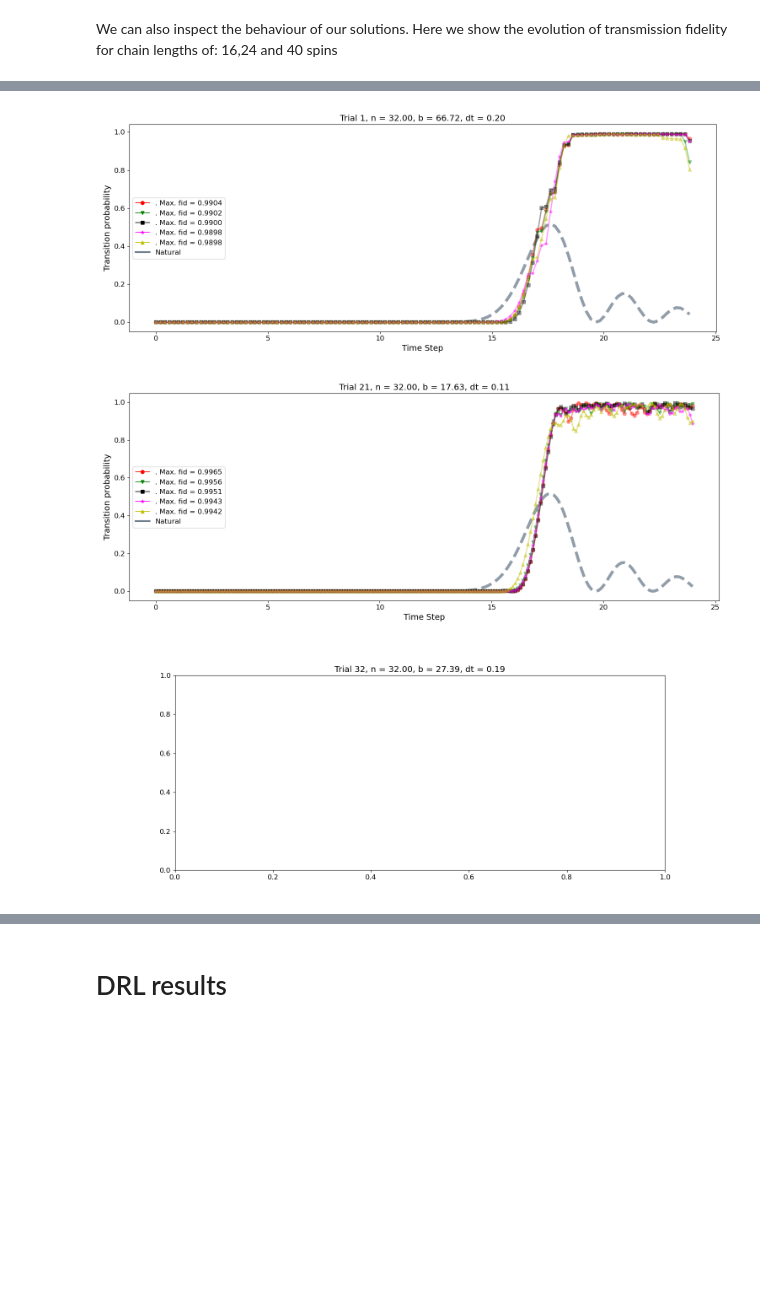
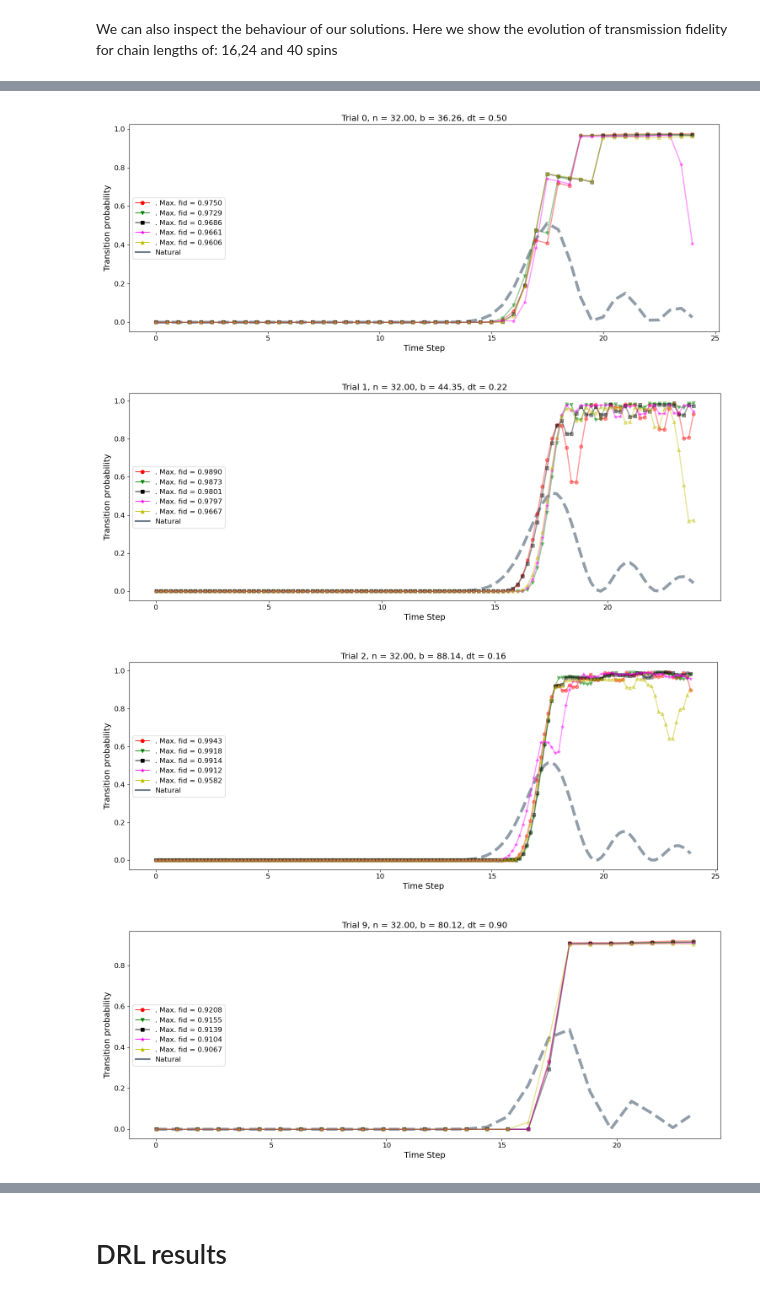
Before and after one commit to sofips/dynamic_control_for_QST, a Jupyter notebook: results_summary.ipynb, the cells around one changed output, grey strips where cells are left out. Saved outputs shown, nothing was run; the diff lists cells and outputs as text; code cells hidden in the pictures; blank space fills up the shorter version.

Commit message:
Revert "optuna results from main branch"
This reverts commit 75cf00213764b041b61620f93d3d62ad6a2081f8.

```diff
--- a/results_summary.ipynb
+++ b/results_summary.ipynb
@@ -272,6 +272,6 @@ Max fid: 0.9210042559724297 Max Index: 2
 
 # print(data)
 # %%
-optuna_test = 'optuna_results/n32_max_fid_optuna'
-plot_optuna_ga_trials(optuna_test,32, trials= [1,21,32,49,57,60,68],add_natural=True, fs=14, nsamples=5)
+optuna_test = 'optuna_results/n32_test_optuna'
+plot_optuna_ga_trials(optuna_test,32, trials= [0,1,2,9],add_natural=True, fs=14, nsamples=5)
 # %% [output]
@@ -292,3 +302,4 @@ IndexError: invalid index to scalar variable.
-[figure, old version]
+[figure, new version]
-[figure, old version]
+[figure, new version]
-[figure, old version]
+[figure, new version]
+[figure, added]
```
Also changed, not shown: parts of 9 cells of this notebook.
